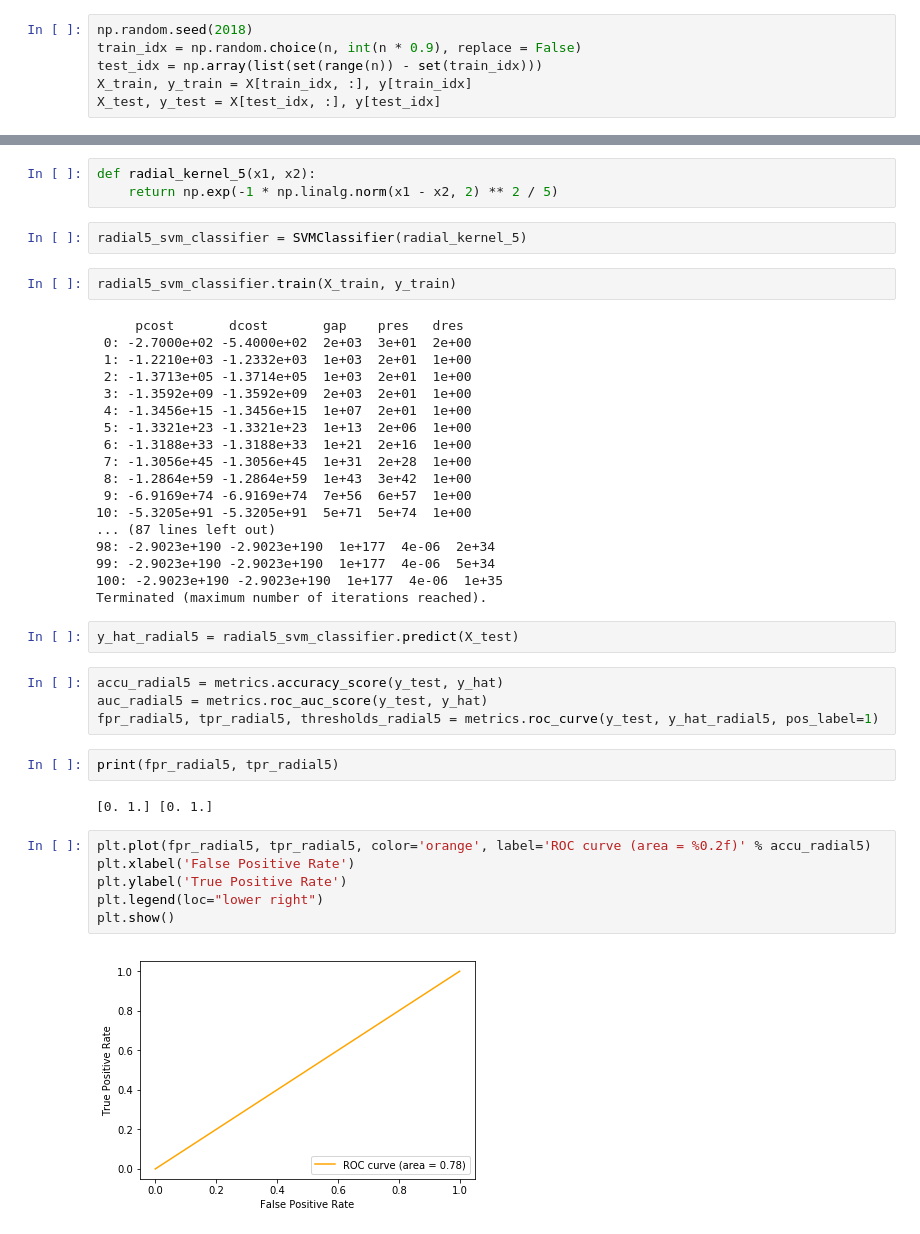
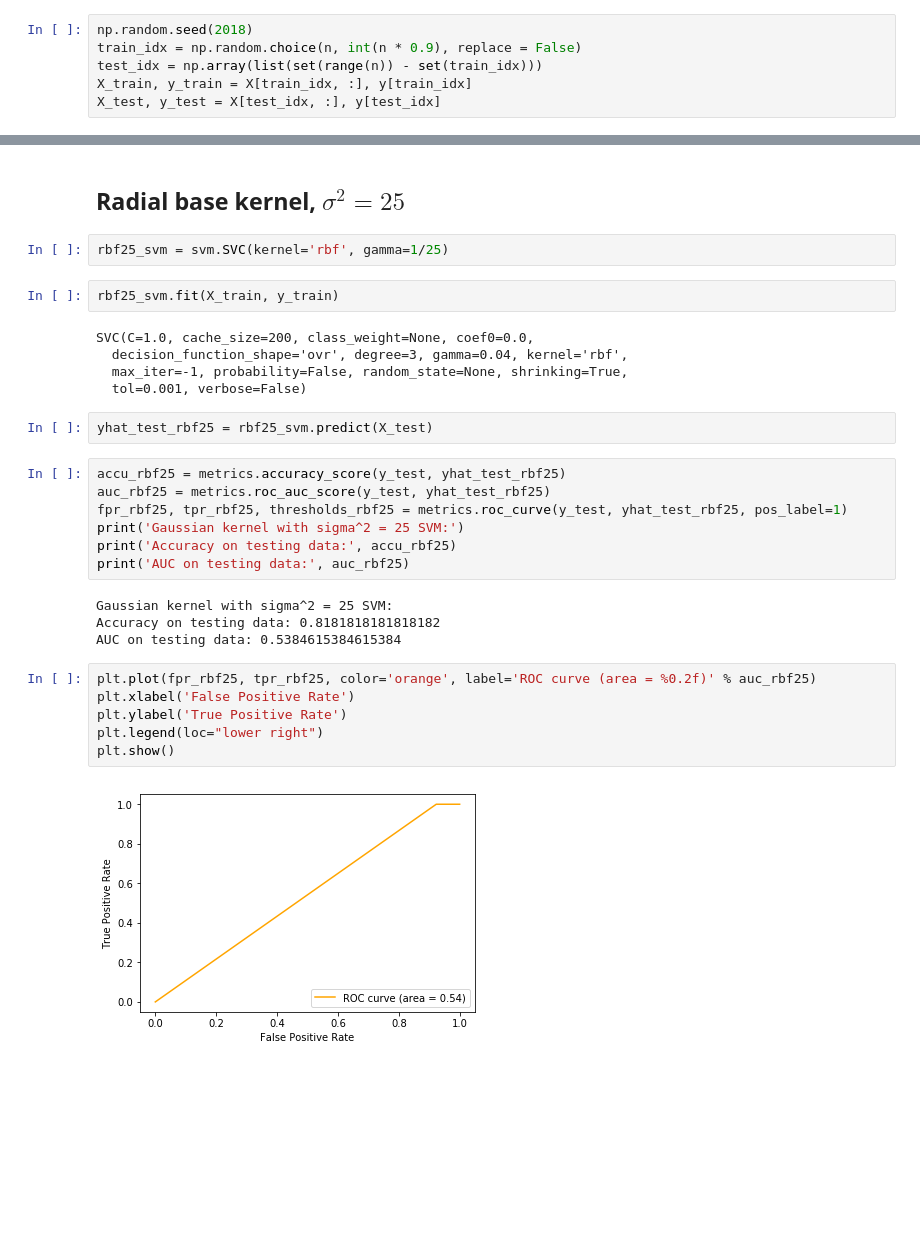
Before and after one commit to YilinGao/ML_assignments, a Jupyter notebook: hw4/hw4_code/q4.ipynb, the cells around one changed output, grey strips where cells are left out. Cells and saved outputs as stored; diff of their text form; blank space fills up the shorter version.

```diff
--- a/hw4/hw4_code/q4.ipynb
+++ b/hw4/hw4_code/q4.ipynb
@@ -75,43 +60,32 @@ plt.show()
-# %%
-def radial_kernel_5(x1, x2):
-    return np.exp(-1 * np.linalg.norm(x1 - x2, 2) ** 2 / 5)
-# %%
-radial5_svm_classifier = SVMClassifier(radial_kernel_5)
+# %% [markdown]
+## Radial base kernel, $\sigma^2 = 25$
+# %%
+rbf25_svm = svm.SVC(kernel='rbf', gamma=1/25)
 # %%
-radial5_svm_classifier.train(X_train, y_train)
+rbf25_svm.fit(X_train, y_train)
 # %% [output]
-     pcost       dcost       gap    pres   dres
- 0: -2.7000e+02 -5.4000e+02  2e+03  3e+01  2e+00
- 1: -1.2210e+03 -1.2332e+03  1e+03  2e+01  1e+00
- 2: -1.3713e+05 -1.3714e+05  1e+03  2e+01  1e+00
- 3: -1.3592e+09 -1.3592e+09  2e+03  2e+01  1e+00
- 4: -1.3456e+15 -1.3456e+15  1e+07  2e+01  1e+00
- 5: -1.3321e+23 -1.3321e+23  1e+13  2e+06  1e+00
- 6: -1.3188e+33 -1.3188e+33  1e+21  2e+16  1e+00
- 7: -1.3056e+45 -1.3056e+45  1e+31  2e+28  1e+00
- 8: -1.2864e+59 -1.2864e+59  1e+43  3e+42  1e+00
- 9: -6.9169e+74 -6.9169e+74  7e+56  6e+57  1e+00
-10: -5.3205e+91 -5.3205e+91  5e+71  5e+74  1e+00
-... (87 lines left out)
-98: -2.9023e+190 -2.9023e+190  1e+177  4e-06  2e+34
-99: -2.9023e+190 -2.9023e+190  1e+177  4e-06  5e+34
-100: -2.9023e+190 -2.9023e+190  1e+177  4e-06  1e+35
-Terminated (maximum number of iterations reached).
+SVC(C=1.0, cache_size=200, class_weight=None, coef0=0.0,
+  decision_function_shape='ovr', degree=3, gamma=0.04, kernel='rbf',
+  max_iter=-1, probability=False, random_state=None, shrinking=True,
+  tol=0.001, verbose=False)
 # %%
-y_hat_radial5 = radial5_svm_classifier.predict(X_test)
+yhat_test_rbf25 = rbf25_svm.predict(X_test)
-# %%
-accu_radial5 = metrics.accuracy_score(y_test, y_hat)
-auc_radial5 = metrics.roc_auc_score(y_test, y_hat)
-fpr_radial5, tpr_radial5, thresholds_radial5 = metrics.roc_curve(y_test, y_hat_radial5, pos_label=1)
-# %%
-print(fpr_radial5, tpr_radial5)
-# %% [output]
-[0. 1.] [0. 1.]
+# %%
+accu_rbf25 = metrics.accuracy_score(y_test, yhat_test_rbf25)
+auc_rbf25 = metrics.roc_auc_score(y_test, yhat_test_rbf25)
+fpr_rbf25, tpr_rbf25, thresholds_rbf25 = metrics.roc_curve(y_test, yhat_test_rbf25, pos_label=1)
+print('Gaussian kernel with sigma^2 = 25 SVM:')
+print('Accuracy on testing data:', accu_rbf25)
+print('AUC on testing data:', auc_rbf25)
+# %% [output]
+Gaussian kernel with sigma^2 = 25 SVM:
+Accuracy on testing data: 0.8181818181818182
+AUC on testing data: 0.5384615384615384
 # %%
-plt.plot(fpr_radial5, tpr_radial5, color='orange', label='ROC curve (area = %0.2f)' % accu_radial5)
+plt.plot(fpr_rbf25, tpr_rbf25, color='orange', label='ROC curve (area = %0.2f)' % auc_rbf25)
 plt.xlabel('False Positive Rate')
 plt.ylabel('True Positive Rate')
 plt.legend(loc="lower right")
 plt.show()
 # %% [output]
-[figure, old version]
+[figure, new version]
```
Also changed, not shown: parts of 21 cells of this notebook, 1 other file.
